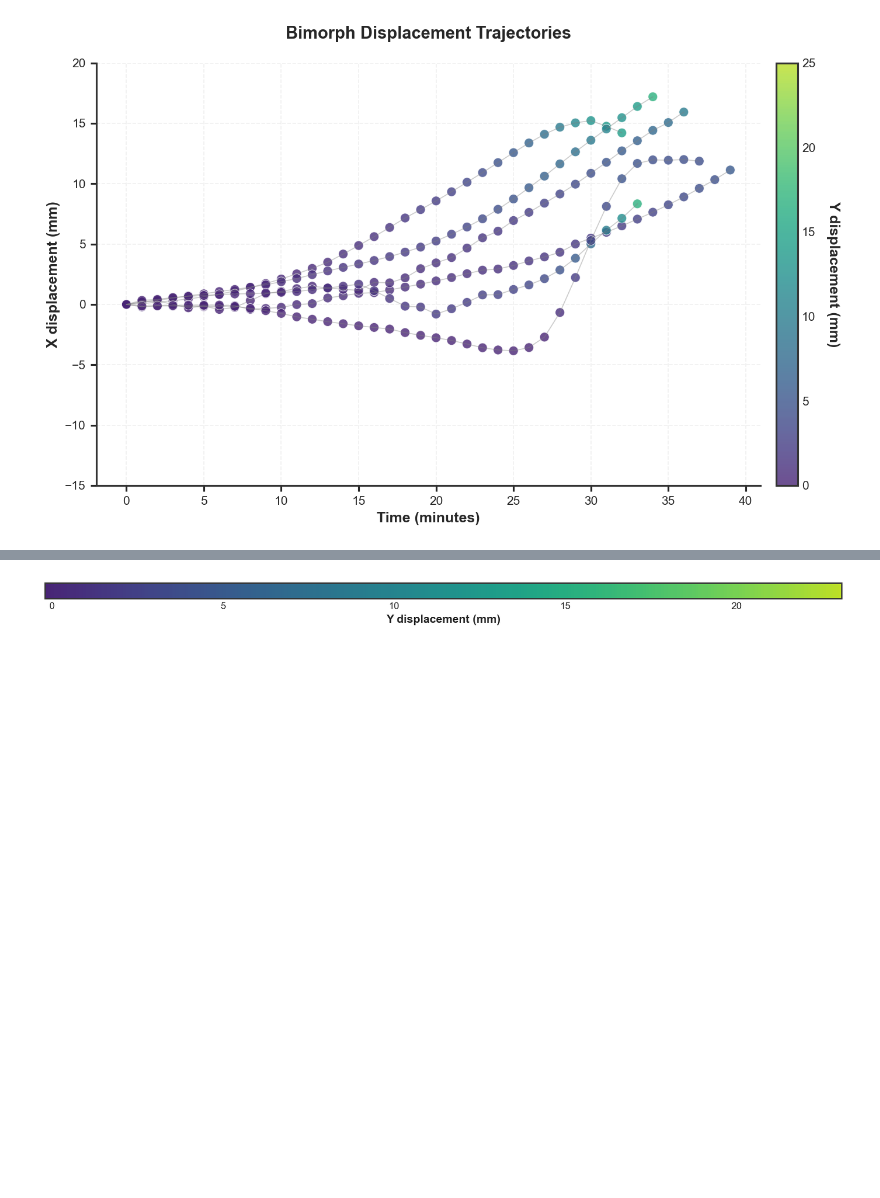
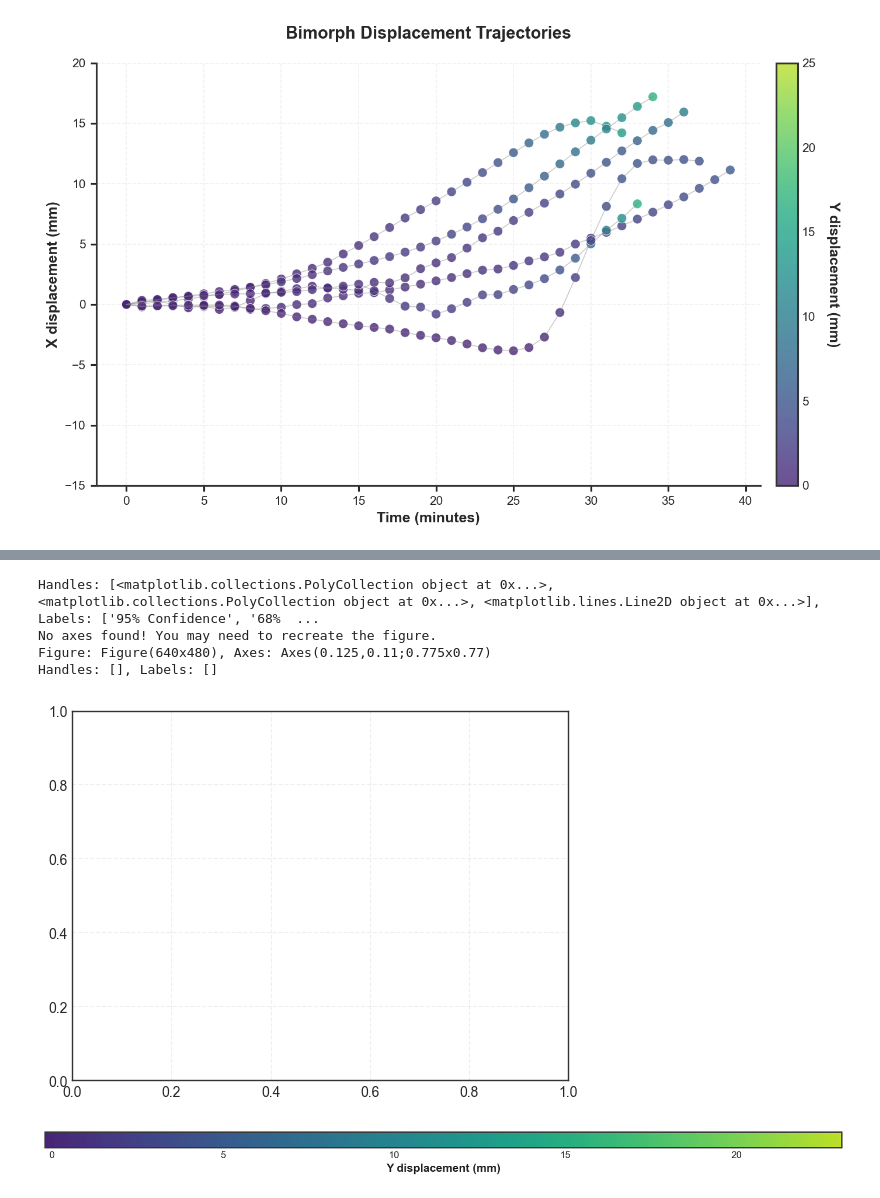
Before and after one commit to YitongTseo/cellulose_origami, a Jupyter notebook: tracking_stitch_together.ipynb, the cells around one changed output, grey strips where cells are left out. Cells and saved outputs as stored; diff of their text form; code cells hidden in the pictures; blank space fills up the shorter version.

```diff
--- a/tracking_stitch_together.ipynb
+++ b/tracking_stitch_together.ipynb
@@ -465,3 +467,39 @@ plt.show()
+# %%
+# Ensure previous legend is removed
+if ax.get_legend() is not None:
+    ax.get_legend().remove()
+
+# Get handles and labels
+# handles, labels = ax.get_legend_handles_labels()
+handles, labels = ax.get_legend_handles_labels()
+print(f"Handles: {handles}, Labels: {labels}")
+
+
+# Create a new legend at the bottom
+legend = ax.legend(
+    handles=handles[:3], loc='lower center', frameon=True,
+    framealpha=0.9, edgecolor='lightgray', ncol=len(handles[:3]),  # Put everything in one row
+    bbox_to_anchor=(0.5, -0.1)  # Center it below the plot
+)
+legend.get_frame().set_linewidth(0.5)
+
+# Force update
+# plt.draw()
+# plt.show()
+
+fig, ax = plt.gcf(), plt.gca()  # Get current figure and axis
+
+print(f"Figure: {fig}, Axes: {ax}")
+
+handles, labels = ax.get_legend_handles_labels()
+print(f"Handles: {handles}, Labels: {labels}")  # Debugging
+plt.show()
+# %% [output]
+Handles: [<matplotlib.collections.PolyCollection object at 0x...>, <matplotlib.collections.PolyCollection object at 0x...>, <matplotlib.lines.Line2D object at 0x...>], Labels: ['95% Confidence', '68%  ...
+No axes found! You may need to recreate the figure.
+Figure: Figure(640x480), Axes: Axes(0.125,0.11;0.775x0.77)
+Handles: [], Labels: []
+[figure, added]
 # %%
 fig_cbar, ax_cbar = plt.subplots(figsize=(15, 0.3), dpi=150)  # Adjust size to be long and narrow
 cbar = mpl.colorbar.ColorbarBase(ax_cbar, cmap=custom_cmap, norm=norm, orientation='horizontal')
```
Also changed, not shown: parts of 4 cells of this notebook, 15 other files.
